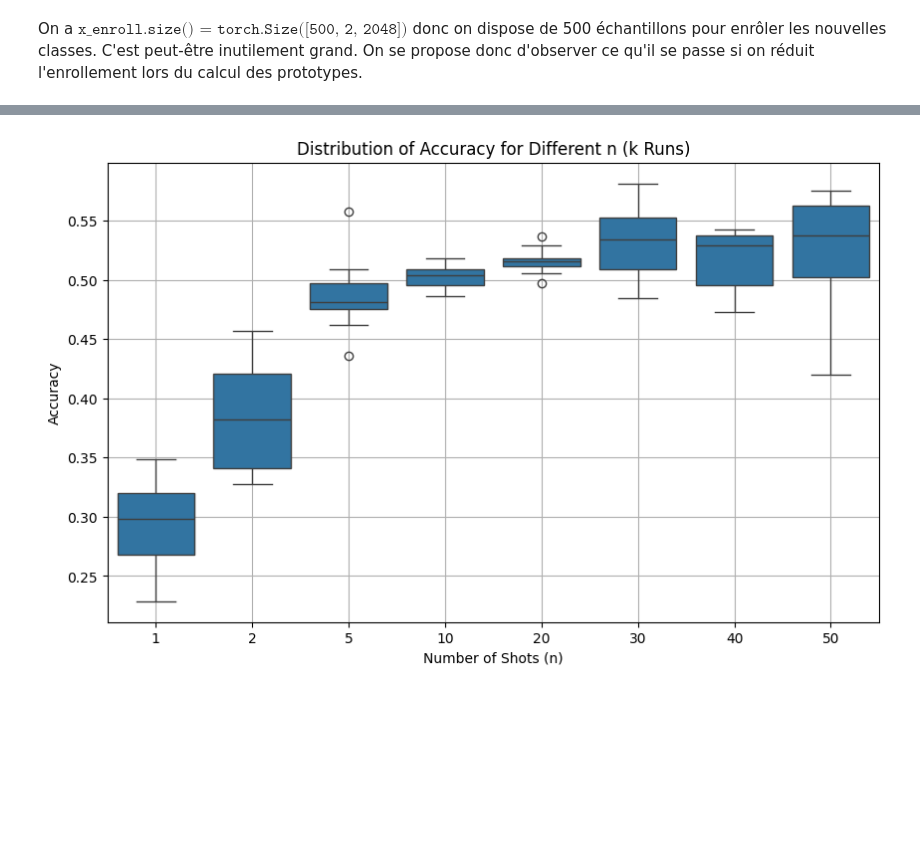
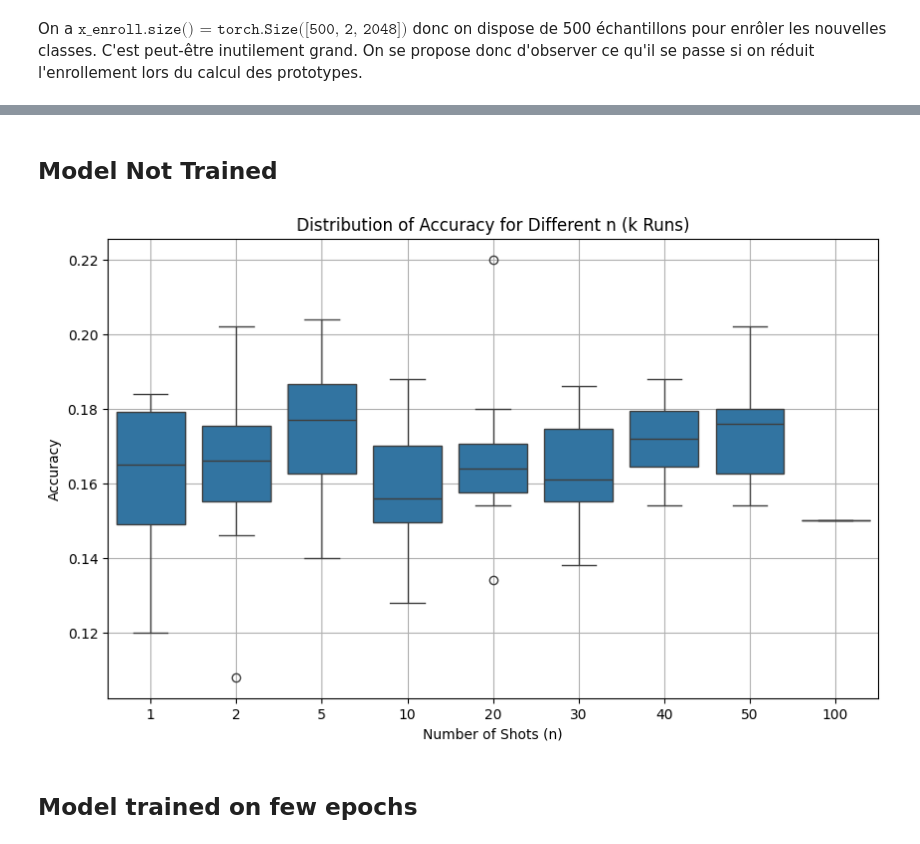
Before and after one commit to NailKhelifa/PrototypicalFewShots, a Jupyter notebook: ntbk/main.ipynb, the cells around one changed output, grey strips where cells are left out. Drawn from its saved outputs; the diff is of its cells as text; code cells hidden in the pictures; blank space fills up the shorter version.

```diff
--- a/ntbk/main.ipynb
+++ b/ntbk/main.ipynb
@@ -89,20 +110,2 @@ Final model saved to ../logs/last_model.pth
 # %% [markdown]
 On a $\texttt{x\_enroll.size() = torch.Size([500, 2, 2048])}$ donc on dispose de 500 échantillons pour enrôler les nouvelles classes. C'est peut-être inutilement grand. On se propose donc d'observer ce qu'il se passe si on réduit l'enrollement lors du calcul des prototypes.
-# %%
-enroll_list = [5, 50, 100, 150, 200, 250, 300, 350, 400, 450, 500]
-acc_list = []
-
-for n_enroll in enroll_list:
-
-    model_path = "../logs/last_model_Ns20_Nq20_cl5_ep50.pth"
-    data_path = "../data"
-    acc = test.test_acc(model_path, n_enroll, data_path)
-    acc_list.append(acc)
-
-fig, ax = plt.subplots(figsize=(15, 5))
-ax.plot(enroll_list, acc_list)
-ax.set_xlabel("Number of samples considering for class enrollment")
-ax.set_ylabel("Accuracy")
-ax.set_title("Accuracy as a function of the number of samples considering for class enrollment ")
-
-fig.show()
@@ -111,18 +112,24 @@ fig.show()
+# %% [markdown]
+## Model Not Trained
 # %%
 from src.viz import plot_from_list_acc
 from src.test_model import test_n_shot
 
+model = PrototypeEncoder()
+model = model.to("cuda:0")
 
 k = 10
 list_acc = {}
 
-for n in tqdm([1, 2, 5, 10, 20, 30, 40, 50]):
+for n in tqdm([1, 2, 5, 10, 20, 30, 40, 50, 100]):
     accuracies = []
     for _ in range(k):
         acc = test_n_shot(model, n=n, return_logs=False)
         accuracies.append(acc)
     list_acc[n] = accuracies
 
 plot_from_list_acc(list_acc)
 # %% [output]
-[figure, old version]
+[figure, new version]
+# %% [markdown]
+## Model trained on few epochs
```
Also changed, not shown: parts of 16 cells of this notebook, 2 other files.
